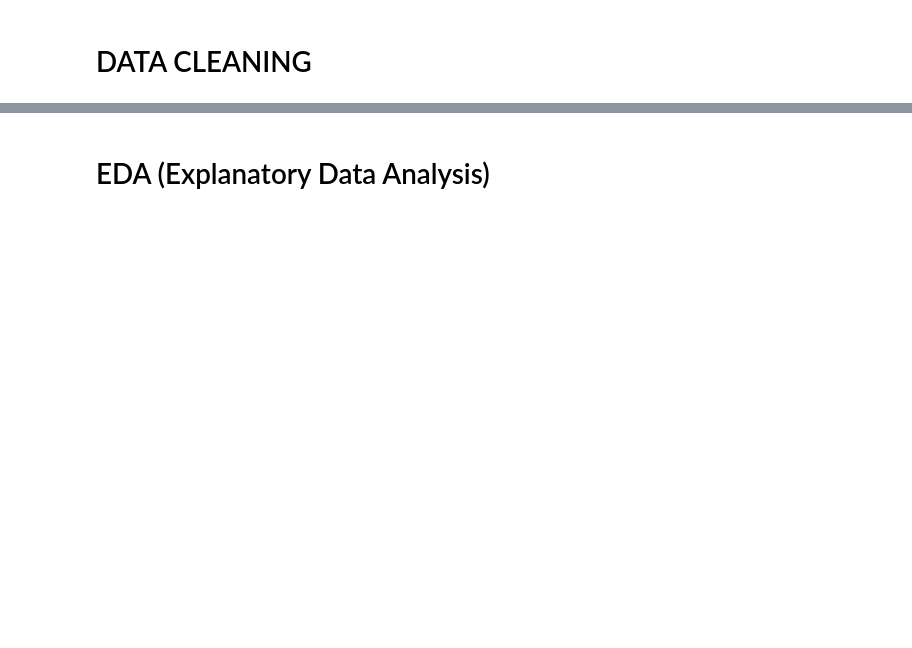
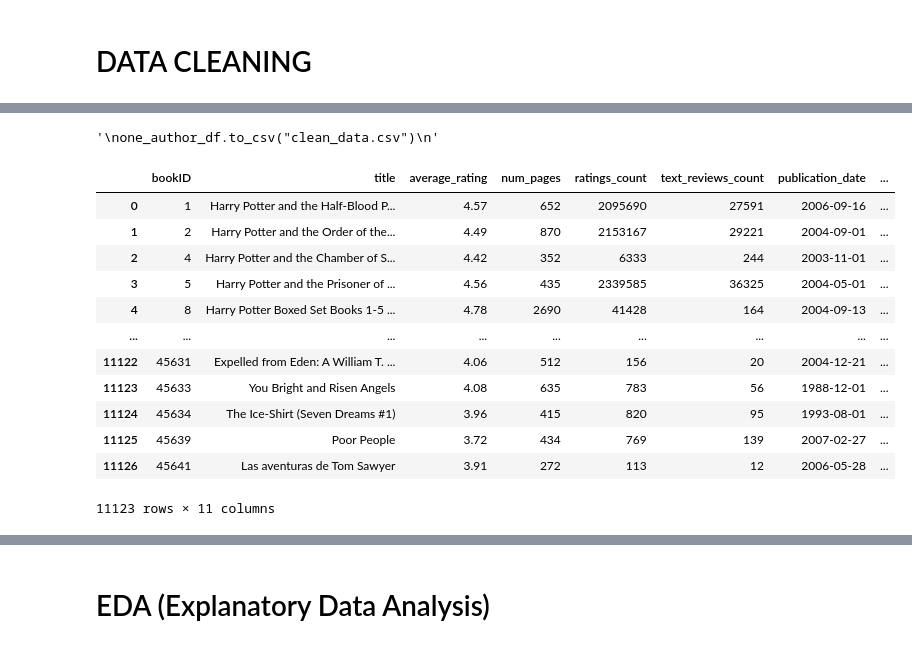
Before and after one commit to berkayersoy/Project6_Books, a Jupyter notebook: books_project.ipynb, the cells around one changed output, grey strips where cells are left out. Saved outputs shown, nothing was run; the diff lists cells and outputs as text; code cells hidden in the pictures; blank space fills up the shorter version.

```diff
--- a/books_project.ipynb
+++ b/books_project.ipynb
@@ -393,0 +189,9 @@ dictionary loaded successfully to variable
+# %%
+df = one_author_df
+
+# Saving the cleaned dataframe to a csv.
+'''
+one_author_df.to_csv("clean_data.csv")
+'''
+# %% [output]
+'\none_author_df.to_csv("clean_data.csv")\n'
@@ -393,0 +214,21 @@ dictionary loaded successfully to variable
+# %%
+df["publisher"].nunique()
+# df_pub means DataFrame publishers, I will try to fix the publishers on this variable.
+df_pub = df
+# %%
+df_pub['publisher'] = df_pub['publisher'].replace({"W.W. Norton & Company": "W.W. Norton & Company (NYC)", "Bloomsbury Childrens Books": "Bloomsbury Children's Books", "Penguin Classics Deluxe Edition":"Penguin Books", })
+df_pub
+# %% [output]
+|  | bookID | title | average_rating | num_pages | ratings_count | text_reviews_count | publication_date | ... |
+| 0 | 1 | Harry Potter and the Half-Blood P... | 4.57 | 652 | 2095690 | 27591 | 2006-09-16 | ... |
+| 1 | 2 | Harry Potter and the Order of the... | 4.49 | 870 | 2153167 | 29221 | 2004-09-01 | ... |
+| 2 | 4 | Harry Potter and the Chamber of S... | 4.42 | 352 | 6333 | 244 | 2003-11-01 | ... |
+| 3 | 5 | Harry Potter and the Prisoner of ... | 4.56 | 435 | 2339585 | 36325 | 2004-05-01 | ... |
+| 4 | 8 | Harry Potter Boxed Set Books 1-5 ... | 4.78 | 2690 | 41428 | 164 | 2004-09-13 | ... |
+| ... | ... | ... | ... | ... | ... | ... | ... | ... |
+| 11122 | 45631 | Expelled from Eden: A William T. ... | 4.06 | 512 | 156 | 20 | 2004-12-21 | ... |
+| 11123 | 45633 | You Bright and Risen Angels | 4.08 | 635 | 783 | 56 | 1988-12-01 | ... |
+| 11124 | 45634 | The Ice-Shirt (Seven Dreams #1) | 3.96 | 415 | 820 | 95 | 1993-08-01 | ... |
+| 11125 | 45639 | Poor People | 3.72 | 434 | 769 | 139 | 2007-02-27 | ... |
+| 11126 | 45641 | Las aventuras de Tom Sawyer | 3.91 | 272 | 113 | 12 | 2006-05-28 | ... |
+11123 rows × 11 columns
```
Also changed, not shown: parts of 41 cells of this notebook, 8 other files.
